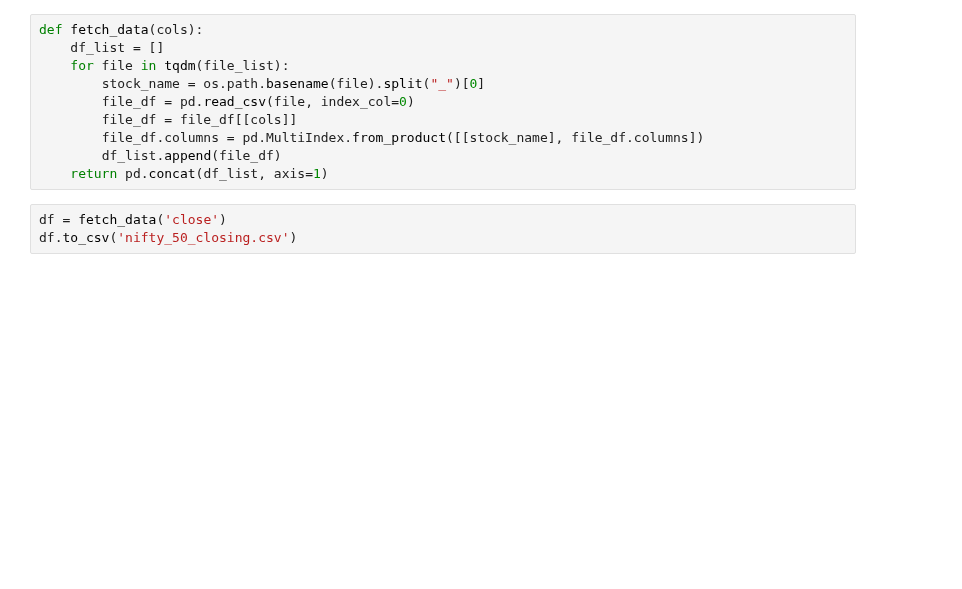
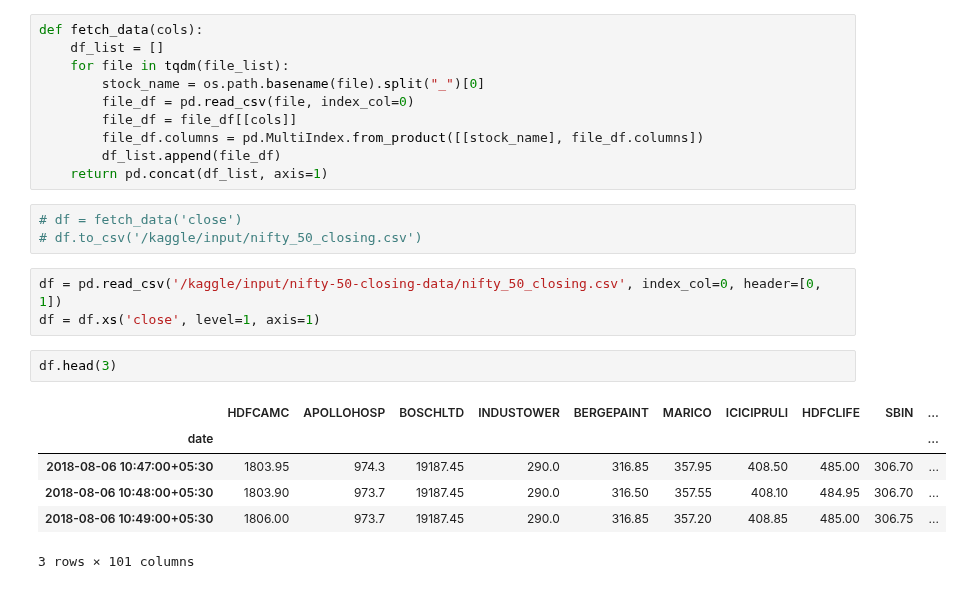
Before and after one commit to dbriito13/CSCA5622, a Jupyter notebook: nifty-50-partial-replication.ipynb, the cells around one changed output. Drawn from its saved outputs; the diff is of its cells as text; blank space fills up the shorter version.

```diff
--- a/nifty-50-partial-replication.ipynb
+++ b/nifty-50-partial-replication.ipynb
@@ -27,5 +34,17 @@ def fetch_data(cols):
         df_list.append(file_df)
     return pd.concat(df_list, axis=1)
 # %%
-df = fetch_data('close')
-df.to_csv('nifty_50_closing.csv')
+# df = fetch_data('close')
+# df.to_csv('/kaggle/input/nifty_50_closing.csv')
+# %%
+df = pd.read_csv('/kaggle/input/nifty-50-closing-data/nifty_50_closing.csv', index_col=0, header=[0, 1])
+df = df.xs('close', level=1, axis=1)
+# %%
+df.head(3)
+# %% [output]
+|  | HDFCAMC | APOLLOHOSP | BOSCHLTD | INDUSTOWER | BERGEPAINT | MARICO | ICICIPRULI | HDFCLIFE | SBIN | ... |
+| date |  |  |  |  |  |  |  |  |  | ... |
+| 2018-08-06 10:47:00+05:30 | 1803.95 | 974.3 | 19187.45 | 290.0 | 316.85 | 357.95 | 408.50 | 485.00 | 306.70 | ... |
+| 2018-08-06 10:48:00+05:30 | 1803.90 | 973.7 | 19187.45 | 290.0 | 316.50 | 357.55 | 408.10 | 484.95 | 306.70 | ... |
+| 2018-08-06 10:49:00+05:30 | 1806.00 | 973.7 | 19187.45 | 290.0 | 316.85 | 357.20 | 408.85 | 485.00 | 306.75 | ... |
+3 rows × 101 columns
```
Also changed, not shown: parts of 8 cells of this notebook.
